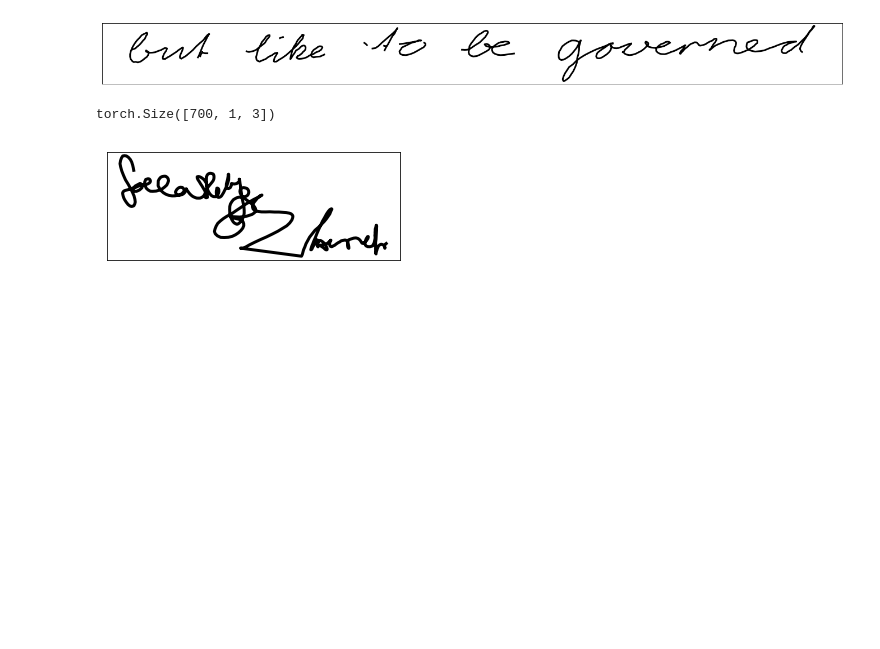
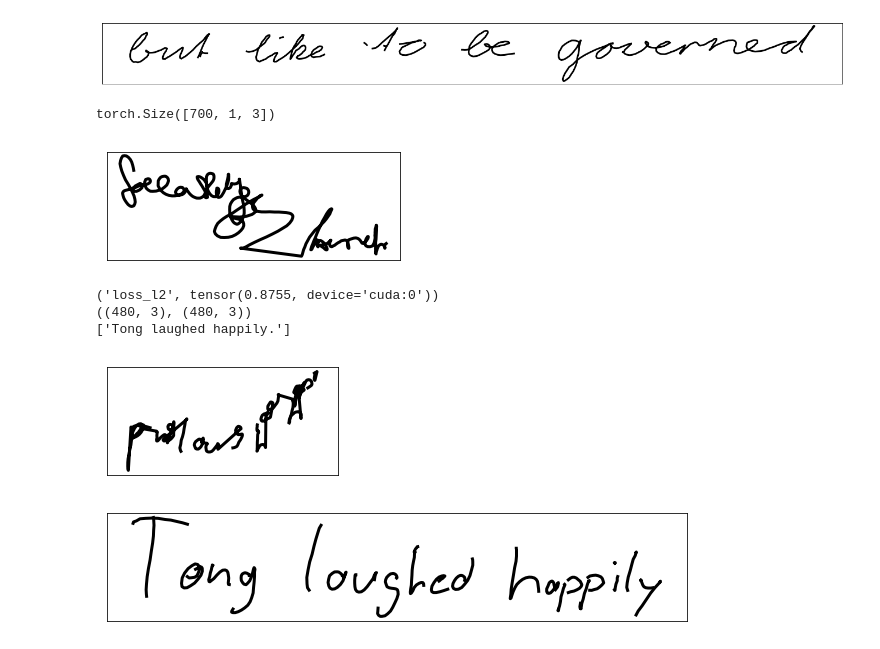
Before and after one commit to BardOfCodes/TheGraves-eyFont, a Jupyter notebook: validate.ipynb, the cells around one changed output. Drawn from its saved outputs; the diff is of its cells as text; code cells hidden in the pictures; blank space fills up the shorter version.

```diff
--- a/validate.ipynb
+++ b/validate.ipynb
@@ -151,4 +153,37 @@ if loader == 'train':
     data_fetcher = train_data_loader.get_data_single()
 else:
     data_fetcher = val_data_loader.get_data_single()
+# %%
+# data,data_gt,char = next(data_fetcher)
+cat_target = np.concatenate(data_gt[:1],axis=0)
+x_gt = torch.autograd.Variable(torch.FloatTensor(cat_target[:,1]).cuda())
+y_gt = torch.autograd.Variable(torch.FloatTensor(cat_target[:,2]).cuda())
+pen_down_gt = torch.autograd.Variable(torch.LongTensor(cat_target[:,0]).cuda())
+
+output = network.forward_unlooped(data, ['aaaaaaaaaaaaaaaaaaaaa'], cuda=True)
+pen_down_prob,o_pi, o_mu1, o_mu2, o_sigma1, o_sigma2, o_corr = network.go.get_mixture_coef(output)
+loss_distr,pen_loss = network.go.loss_distr(pen_down_prob,o_pi, o_mu1, o_mu2, o_sigma1, o_sigma2, o_corr, x_gt, y_gt,pen_down_gt)
+predicted_action = network.go.sample_action(pen_down_prob,o_pi, o_mu1, o_mu2, o_sigma1, o_sigma2, o_corr,no_sigma=False)
+loss_l2,pen_acc = network.go.val_loss(predicted_action, x_gt, y_gt,pen_down_gt)
+
+print('loss_l2',loss_l2)
+pred = predicted_action.cpu().numpy()
+gt = data_gt[0]
+print(pred.shape,gt.shape)
+print(char)
+
+# the pred
+#pred[:,0] = gt[:,0]
+pred_image = utils.plot_stroke(pred)# .transpose(2,0,1)
+# plt.figure()
+# plt.imshow(pred_image)
+# the gt
+gt_image = utils.plot_stroke(gt)# .transpose(2,0,1)
+# plt.imshow(gt_image)
+# %% [output]
+('loss_l2', tensor(0.8755, device='cuda:0'))
+((480, 3), (480, 3))
+['Tong laughed happily.']
+[figure, added]
+[figure, added]
 # %%
```
Also changed, not shown: parts of 3 cells of this notebook, 9 other files.
